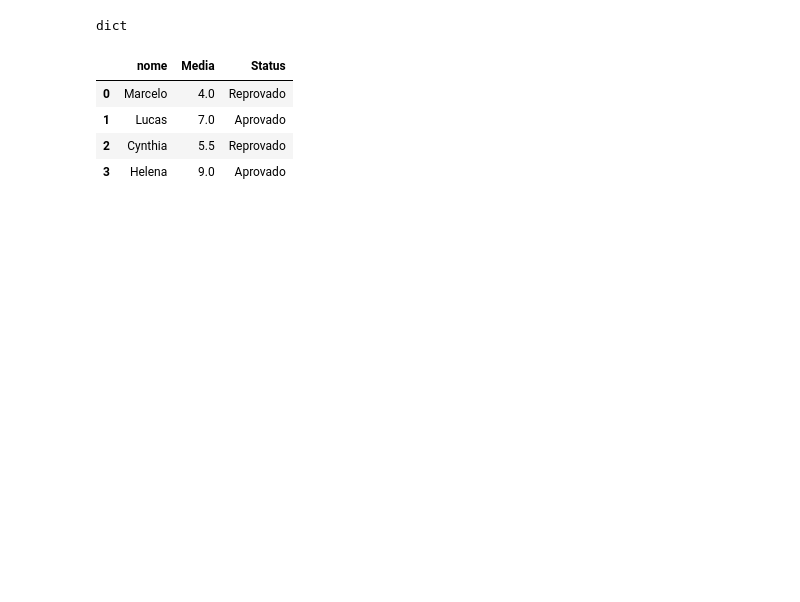
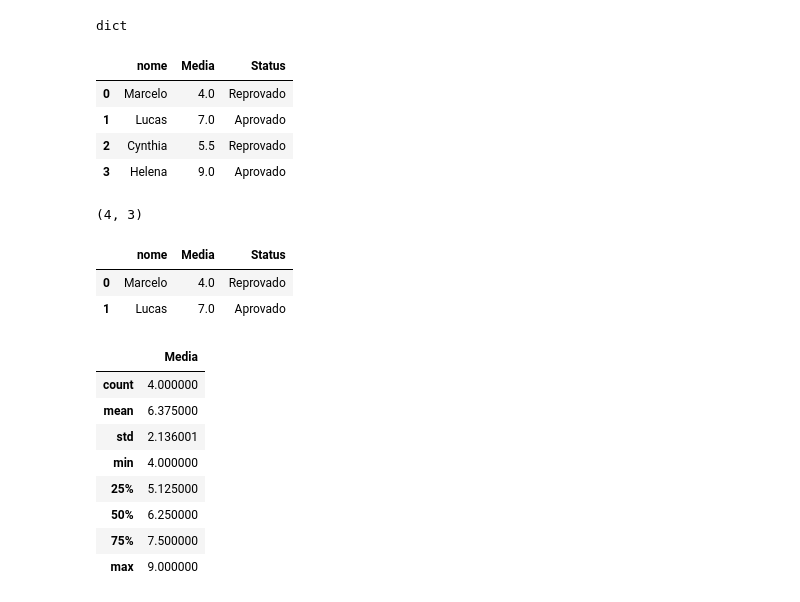
Before and after one commit to vitor-edu/Programa-de-Forma-o-Big-Data-BRQ, a Jupyter notebook: Pandas.ipynb, the cells around one changed output. Saved outputs shown, nothing was run; the diff lists cells and outputs as text; code cells hidden in the pictures; blank space fills up the shorter version.

```diff
--- a/Pandas.ipynb
+++ b/Pandas.ipynb
@@ -95,12 +95,34 @@ type(alunos) # tipo de dados
 # %% [output]
 dict
 # %%
-df1 = pd.DataFrame(alunos) # transformar um dicionario em um dataframe
-type(df1)
-df1
+data_frame1 = pd.DataFrame(alunos) # Transformar um dicionário em um dataframe.
+type(data_frame1)
+data_frame1
 # %% [output]
 |  | nome | Media | Status |
 | 0 | Marcelo | 4.0 | Reprovado |
 | 1 | Lucas | 7.0 | Aprovado |
 | 2 | Cynthia | 5.5 | Reprovado |
 | 3 | Helena | 9.0 | Aprovado |
+# %%
+data_frame1.shape # Retornas quantidade de linhas e colunas.
+# %% [output]
+(4, 3)
+# %%
+data_frame1.head(2)
+# %% [output]
+|  | nome | Media | Status |
+| 0 | Marcelo | 4.0 | Reprovado |
+| 1 | Lucas | 7.0 | Aprovado |
+# %%
+data_frame1.describe() # Comando describe retorna alguns valores estatísticos do dataframe.
+# %% [output]
+|  | Media |
+| count | 4.000000 |
+| mean | 6.375000 |
+| std | 2.136001 |
+| min | 4.000000 |
+| 25% | 5.125000 |
+| 50% | 6.250000 |
+| 75% | 7.500000 |
+| max | 9.000000 |
```
Also changed, not shown: parts of 7 cells of this notebook.
